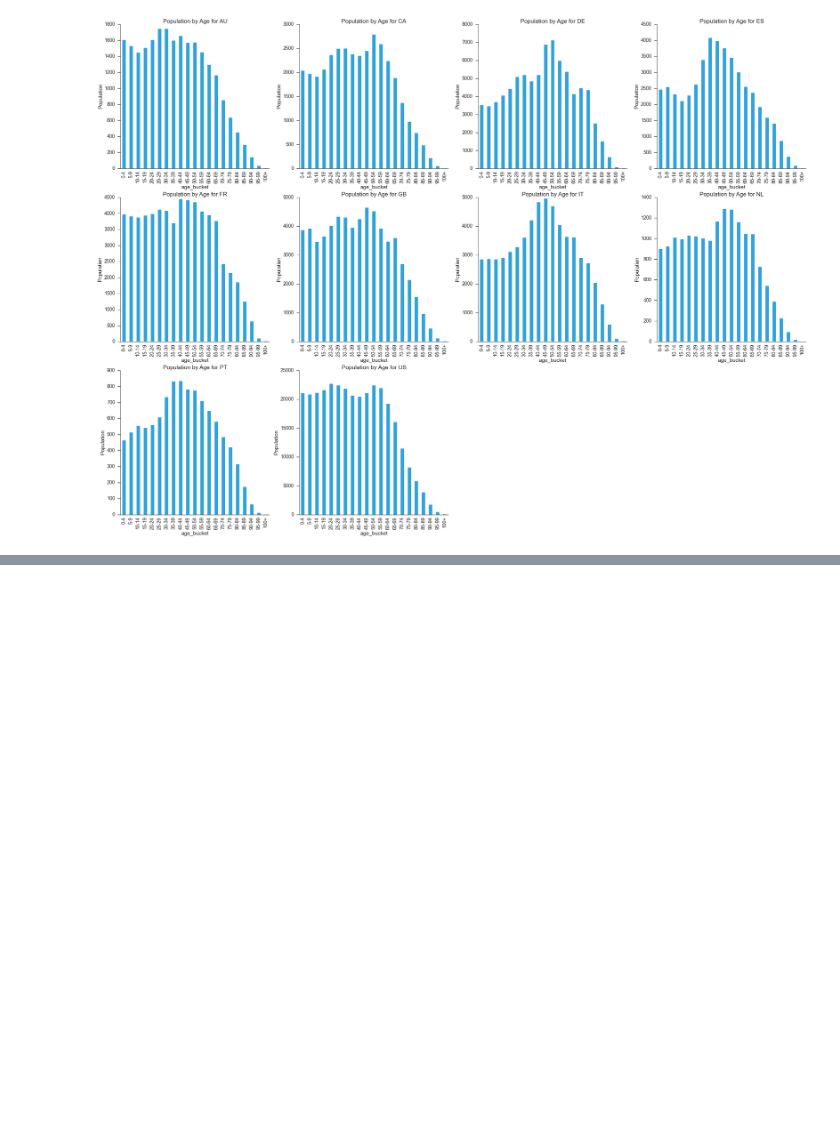
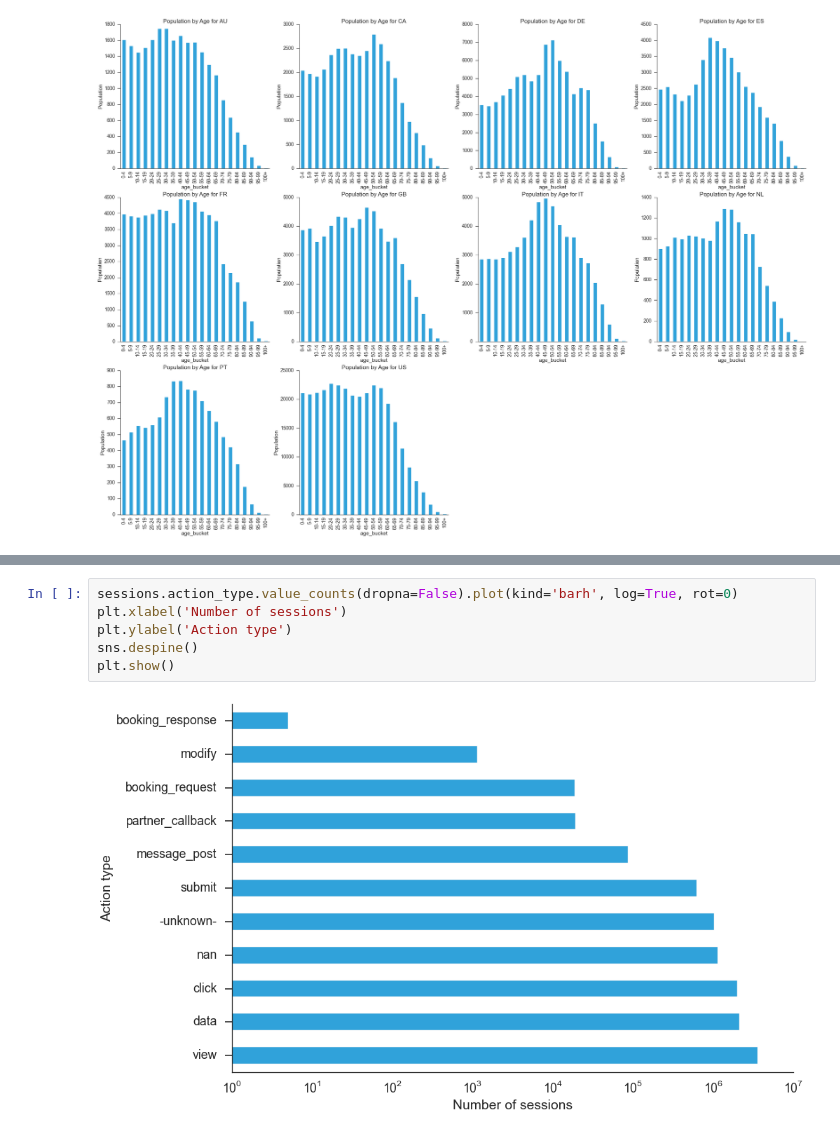
Before and after one commit to afcarl/Airbnb-New-User-Bookings, a Jupyter notebook: code/data_explorer.ipynb, the cells around one changed output, grey strips where cells are left out. Saved outputs shown, nothing was run; the diff lists cells and outputs as text; blank space fills up the shorter version.

```diff
--- a/code/data_explorer.ipynb
+++ b/code/data_explorer.ipynb
@@ -280,0 +297,8 @@ sns.despine()
+# %%
+sessions.action_type.value_counts(dropna=False).plot(kind='barh', log=True, rot=0)
+plt.xlabel('Number of sessions')
+plt.ylabel('Action type')
+sns.despine()
+plt.show()
+# %% [output]
+[figure, added]
```
Also changed, not shown: parts of 14 cells of this notebook, 1 other file.
